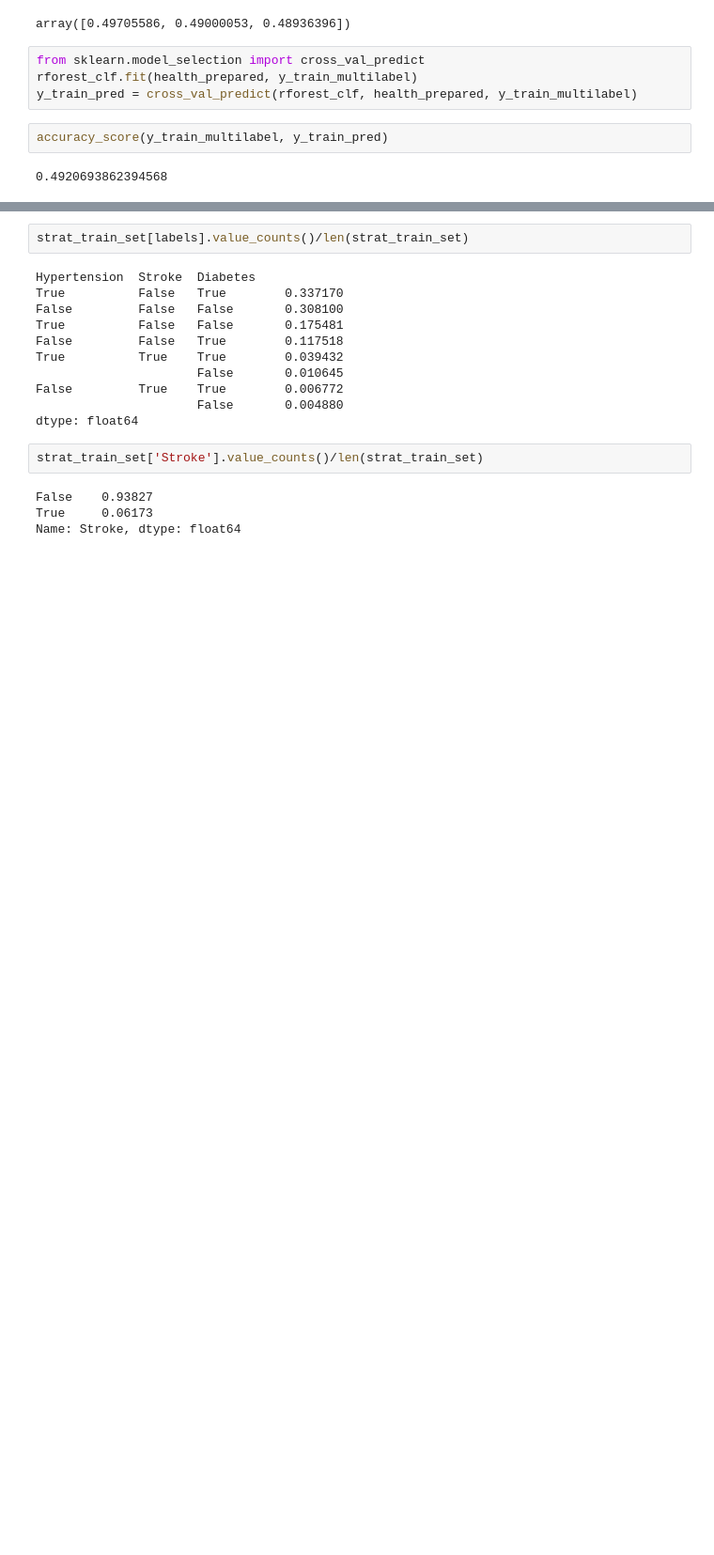
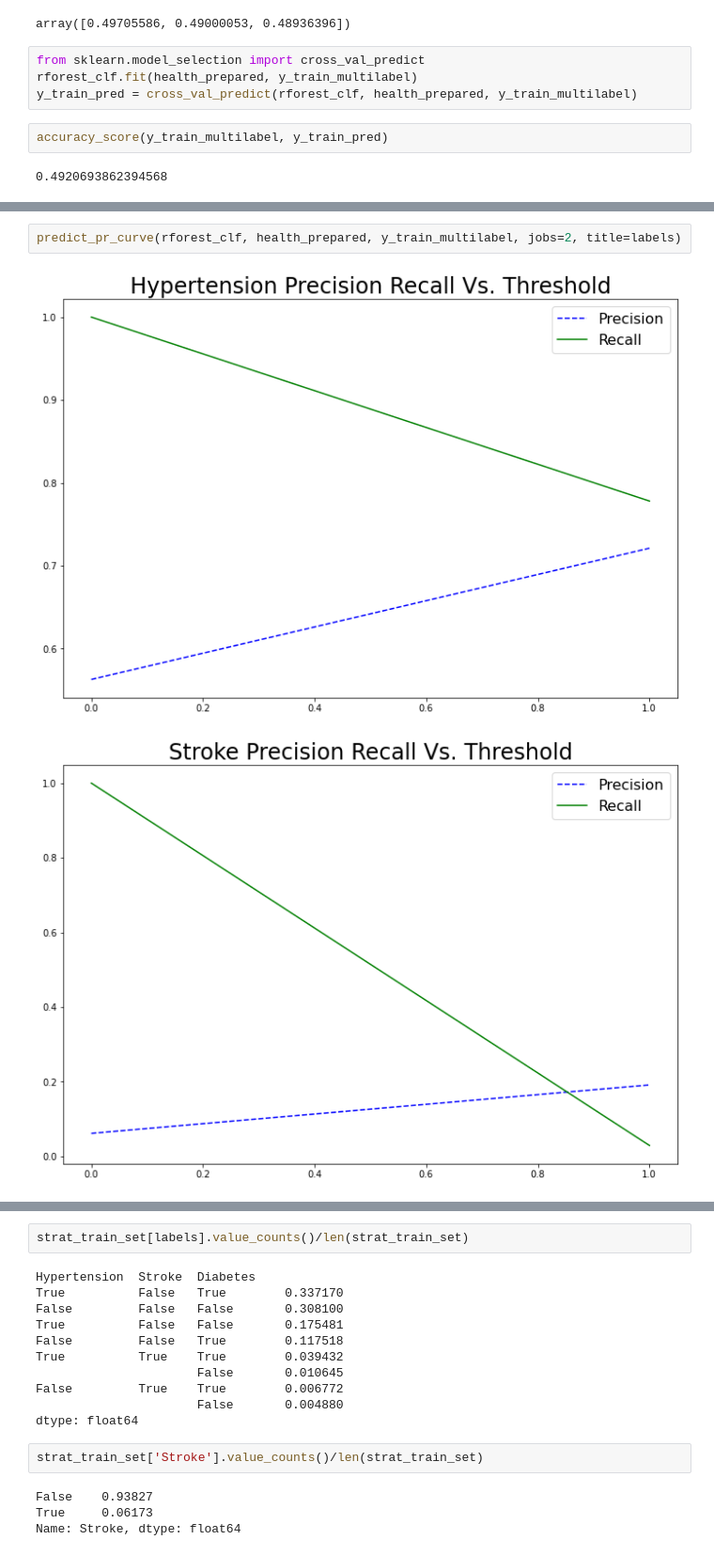
Before and after one commit to CharlesPizza/HealthRiskAssessment, a Jupyter notebook: Health Prediction.ipynb, the cells around one changed output, grey strips where cells are left out. Shown: that part at 94% size. Drawn from its saved outputs; the diff is of its cells as text; blank space fills up the shorter version.

```diff
--- a/Health Prediction.ipynb
+++ b/Health Prediction.ipynb
@@ -773,0 +840,5 @@ plot_multi_cm(y_train_pred)
+# %%
+predict_pr_curve(rforest_clf, health_prepared, y_train_multilabel, jobs=2, title=labels)
+# %% [output]
+[figure, added]
+[figure, added]
```
Also changed, not shown: parts of 15 cells of this notebook, 2 other files.
